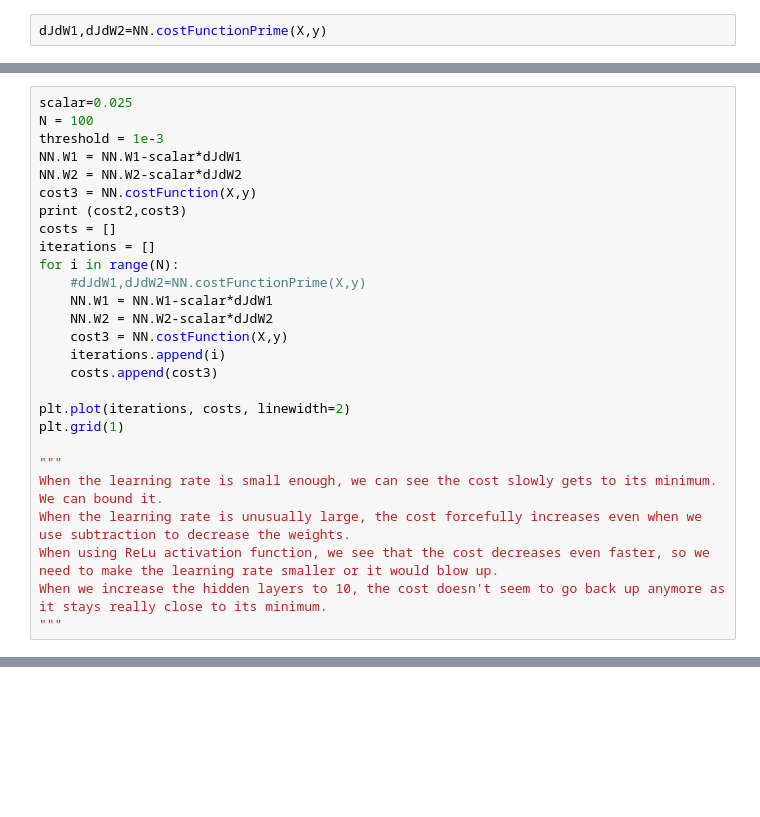
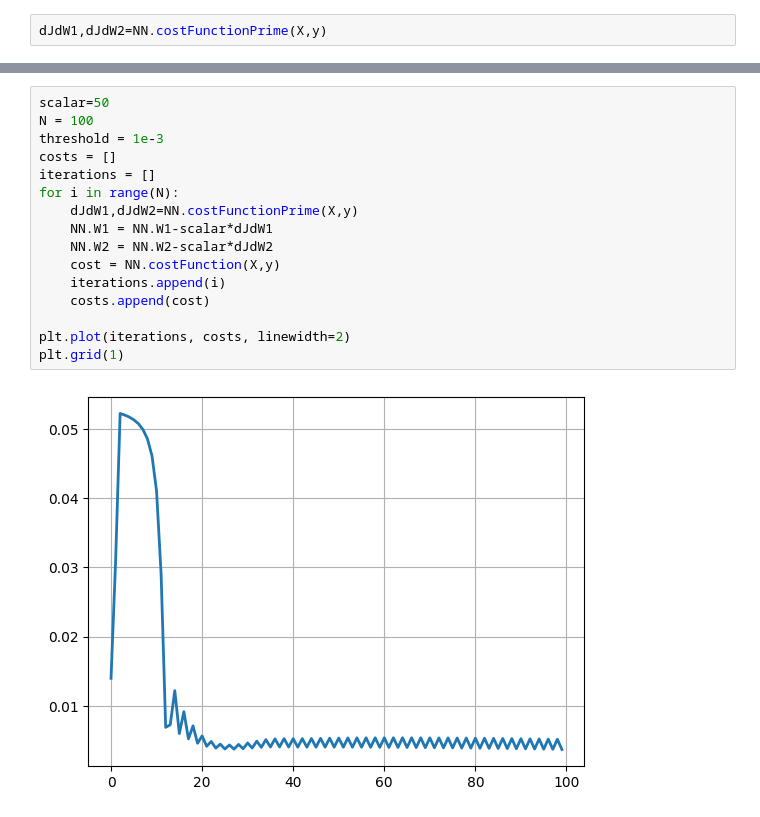
Before and after one commit to khanhthien123/CogSci131-Sp2024, a Jupyter notebook: NeuralNetsSummer23.ipynb, the cells around one changed output, grey strips where cells are left out. Saved outputs shown, nothing was run; the diff lists cells and outputs as text; blank space fills up the shorter version.

```diff
--- a/NeuralNetsSummer23.ipynb
+++ b/NeuralNetsSummer23.ipynb
@@ -152,27 +169,0 @@ print (cost1,cost2)
-# %%
-scalar=0.025
-N = 100
-threshold = 1e-3
-NN.W1 = NN.W1-scalar*dJdW1
-NN.W2 = NN.W2-scalar*dJdW2
-cost3 = NN.costFunction(X,y)
-print (cost2,cost3)
-costs = []
-iterations = []
-for i in range(N):
-    #dJdW1,dJdW2=NN.costFunctionPrime(X,y)
-    NN.W1 = NN.W1-scalar*dJdW1
-    NN.W2 = NN.W2-scalar*dJdW2
-    cost3 = NN.costFunction(X,y)
-    iterations.append(i)
-    costs.append(cost3)
-
-plt.plot(iterations, costs, linewidth=2)
-plt.grid(1)
-
-"""
-When the learning rate is small enough, we can see the cost slowly gets to its minimum. We can bound it.
-When the learning rate is unusually large, the cost forcefully increases even when we use subtraction to decrease the weights.
-When using ReLu activation function, we see that the cost decreases even faster, so we need to make the learning rate smaller or it would blow up.
-When we increase the hidden layers to 10, the cost doesn't seem to go back up anymore as it stays really close to its minimum.
-"""
@@ -182,0 +170,18 @@ When we increase the hidden layers to 10, the cost doesn't seem to go back up an
+# %%
+scalar=50
+N = 100
+threshold = 1e-3
+costs = []
+iterations = []
+for i in range(N):
+    dJdW1,dJdW2=NN.costFunctionPrime(X,y)
+    NN.W1 = NN.W1-scalar*dJdW1
+    NN.W2 = NN.W2-scalar*dJdW2
+    cost = NN.costFunction(X,y)
+    iterations.append(i)
+    costs.append(cost)
+
+plt.plot(iterations, costs, linewidth=2)
+plt.grid(1)
+# %% [output]
+[figure, added]
```
Also changed, not shown: parts of 9 cells of this notebook.
